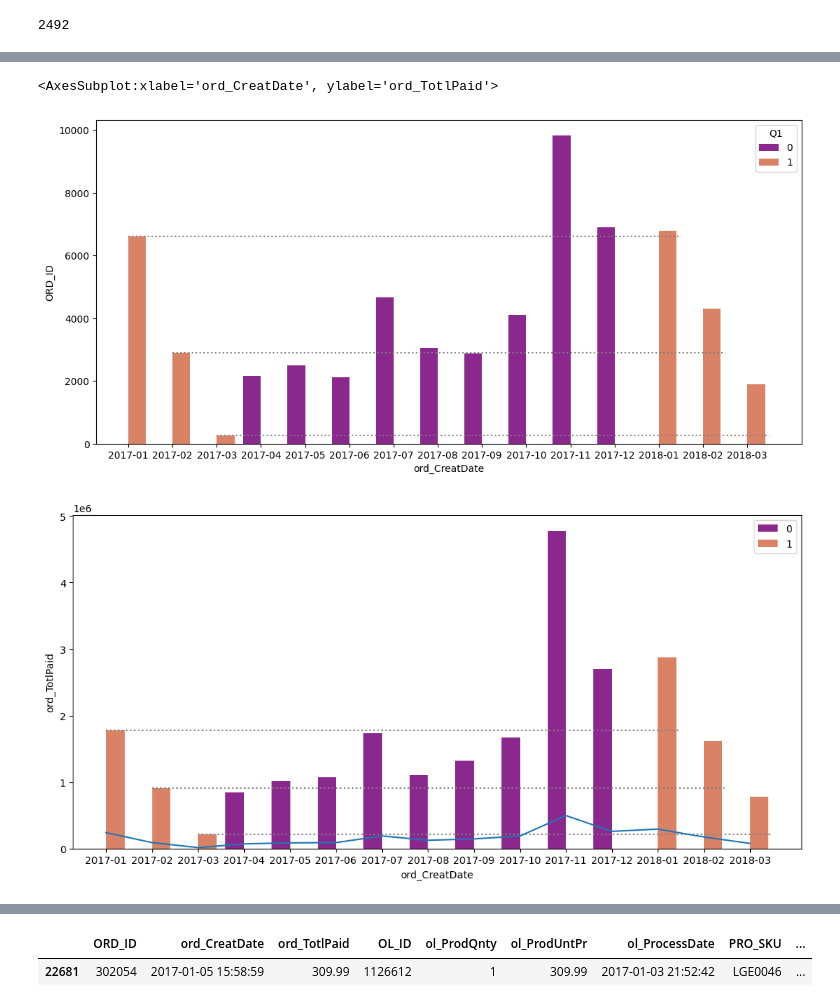
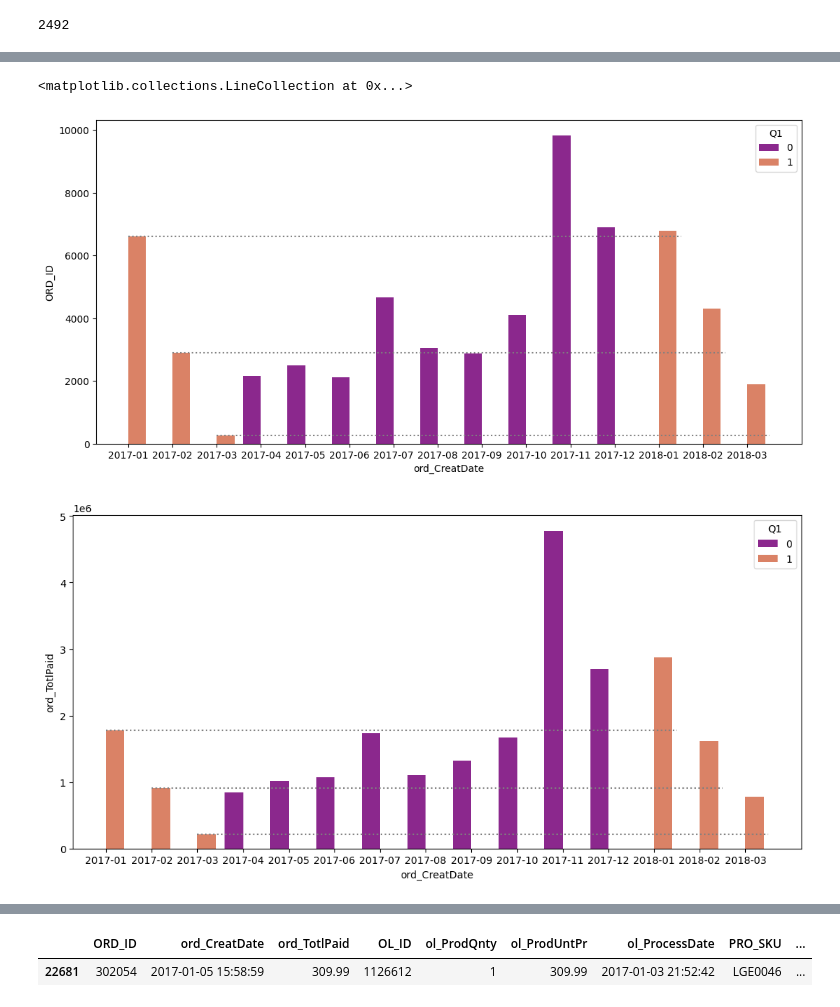
Before and after one commit to JacquelineBashta/DataStorytelling_Pandas_Matlibplot, a Jupyter notebook: Solve_BussinessQ_1.ipynb, the cells around one changed output, grey strips where cells are left out. Cells and saved outputs as stored; diff of their text form; code cells hidden in the pictures.

```diff
--- a/Solve_BussinessQ_1.ipynb
+++ b/Solve_BussinessQ_1.ipynb
@@ -264,6 +264,14 @@ db_proDis=(
     #.reindex(columns=["PRO_SKU","pro_Name","pro_Type","ol_ProdUntPr","pro_Pr"])
     .assign(tmp_pro_dis = db_qu.pro_Pr - db_qu.ol_ProdUntPr)
 )
+# %%
+db_proDis= (
+    db_proDis
+    .assign(AvgDiscoutPercent = np.where((db_proDis.pro_Pr== 0.0)
+                                   ,100
+                                   ,round(((db_proDis.tmp_pro_dis)/db_proDis.pro_Pr)*100,2)
+                                   ))
+    )
 # %%
 # db_proDis.tmp_pro_dis.means = '''db_qu.pro_Pr - db_qu.ol_ProdUntPr,
 # -ve means item sold higher than original price
@@ -278,7 +286,7 @@ dbv_Dis_Time=(
     db_proDis
     .groupby(db_proDis.ord_CreatDate.dt.strftime("%Y-%m"))
     #.agg({'ord_TotlPaid': [('total_rev', 'sum')], 'ORD_ID': [('total_orders', 'count')]})
-    .agg({'ord_TotlPaid': 'sum', 'ORD_ID':'count',"tmp_pro_dis":"sum"})
+    .agg({'ord_TotlPaid': 'sum', 'ORD_ID':'count',"AvgDiscoutPercent":"mean"})
     #.agg(total_rev =("tmp_ord_Rev","sum"))
     #.plot(kind="bar")
     .reset_index()
@@ -310,44 +318,44 @@ dbv_Dis_Time=(
 f,axs=plt.subplots(figsize=(13,6))
 sns.barplot(data=dbv_Dis_Time
             ,x="ord_CreatDate"
             ,y="ORD_ID"
             ,hue="Q1"
             #,legend=False
             #,aspect=3
             ,palette="plasma"
             ,ax=axs
             )
 hlines=[dbv_Dis_Time.ORD_ID[0],dbv_Dis_Time.ORD_ID[1],dbv_Dis_Time.ORD_ID[2]]
 axs.hlines(hlines, xmin=[0,1,2],xmax=[12.5,13.5,14.5], color='grey',linestyles="dotted")
 
 
 f,axs=plt.subplots(figsize=(13,6))
 sns.barplot(data=dbv_Dis_Time
             ,x="ord_CreatDate"
             ,y="ord_TotlPaid"
             ,hue="Q1"
             #,legend=False
             #,aspect=3
             ,palette="plasma"
             ,ax=axs
             )
 hlines=[dbv_Dis_Time.ord_TotlPaid[0],dbv_Dis_Time.ord_TotlPaid[1],dbv_Dis_Time.ord_TotlPaid[2]]
 axs.hlines(hlines, xmin=[0,1,2],xmax=[12.5,13.5,14.5], color='grey',linestyles="dotted")
 #axs.tick_params(direction='in')
 
-sns.lineplot(data=dbv_Dis_Time
-            ,x="ord_CreatDate"
-            ,y="tmp_pro_dis"
-            #,hue="Q1"
-            #,legend=False
-            #,aspect=3
-            ,palette="plasma"
-            ,ax=axs
-            )
+# sns.lineplot(data=dbv_Dis_Time
+#             ,x="ord_CreatDate"
+#             ,y="tmp_pro_dis"
+#             #,hue="Q1"
+#             #,legend=False
+#             #,aspect=3
+#             ,palette="plasma"
+#             ,ax=axs
+#             )
 # %% [output]
-<AxesSubplot:xlabel='ord_CreatDate', ylabel='ord_TotlPaid'>
+<matplotlib.collections.LineCollection at 0x...>
 [figure]
-[figure, old version]
+[figure, new version]
 # %%
 g=sns.relplot(data=dbv_Dis_Time
             ,kind="line"
```
Also changed, not shown: parts of 4 cells of this notebook, 2 other files.
